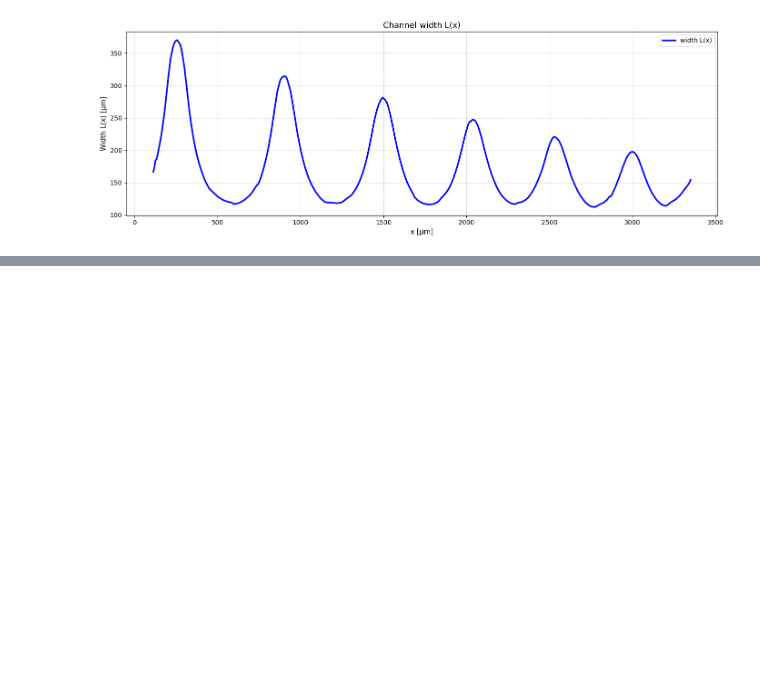
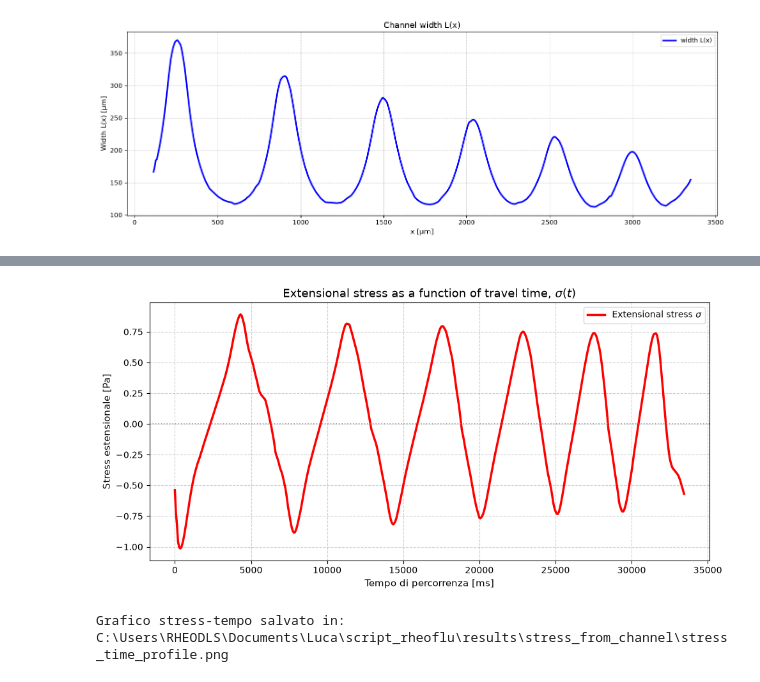
Before and after one commit to AsiLuca/Rheoflu_scripts, a Jupyter notebook: Stress_from_channel.ipynb, the cells around one changed output, grey strips where cells are left out. Cells and saved outputs as stored; diff of their text form; code cells hidden in the pictures; blank space fills up the shorter version.

```diff
--- a/Stress_from_channel.ipynb
+++ b/Stress_from_channel.ipynb
@@ -293,3 +309,39 @@ Grafico salvato in: /Users/lucaasinari/Desktop/Tesi ESPCI/script_rheoflu/results
+# %%
+# Stress profile as a function of the fluid travel time
+x_mm = (x_vals - x_vals[0]) * pixel_size_um * 1e-3
+channel_width_mm = L_vals * pixel_size_um * 1e-3
+if np.any(~np.isfinite(channel_width_mm)) or np.any(channel_width_mm <= 0):
+    raise ValueError("Channel widths must be finite and positive to calculate velocity.")
+if np.any(~np.isfinite(x_mm)) or np.any(np.diff(x_mm) <= 0):
+    raise ValueError("x_vals must be finite and strictly increasing to calculate travel time.")
+
+v_x_mm_s = q_mm2_s / channel_width_mm
+if np.any(~np.isfinite(v_x_mm_s)) or np.any(v_x_mm_s <= 0):
+    raise ValueError("The estimated axial velocity must be finite and positive.")
+
+# Integrate dt = dx / v(x) using the trapezoidal rule.
+dt_s = 0.5 * (1 / v_x_mm_s[:-1] + 1 / v_x_mm_s[1:]) * np.diff(x_mm)
+t_ms = np.concatenate(([0.0], np.cumsum(dt_s))) * 1e3
+
+fig, ax = plt.subplots(figsize=(10, 5))
+ax.plot(t_ms, stress, color="red", lw=2.5, label=r"Extensional stress $\sigma$")
+ax.axhline(0, color="gray", linestyle=":", lw=1.2, alpha=0.8)
+ax.set_xlabel("Tempo di percorrenza [ms]", fontsize=11)
+ax.set_ylabel("Stress estensionale [Pa]", fontsize=11)
+ax.set_title(r"Extensional stress as a function of travel time, $\sigma(t)$", fontsize=13)
+ax.grid(True, linestyle="--", alpha=0.6)
+ax.legend(loc="best")
+fig.tight_layout()
+plt.show()
+
+save_path = Path(OUTPUT_DIR / "stress_time_profile.png").resolve()
+fig.savefig(save_path, dpi=300, bbox_inches="tight")
+print(f"Grafico stress-tempo salvato in: {save_path}")
+print(f"Intervallo spaziale: {x_mm[-1] * 1e3:.2f} µm; tempo di percorrenza: {t_ms[-1]:.3f} ms")
+print(f"Velocità assiale stimata: {v_x_mm_s.min() * 1e3:.1f}–{v_x_mm_s.max() * 1e3:.1f} µm/s")
+# %% [output]
+[figure, added]
+Grafico stress-tempo salvato in: C:\Users\RHEODLS\Documents\Luca\script_rheoflu\results\stress_from_channel\stress_time_profile.png
 # %%
 fig, ax = plt.subplots(figsize=(15, 6))
 
```
Also changed, not shown: parts of 6 cells of this notebook, 1 other file.
